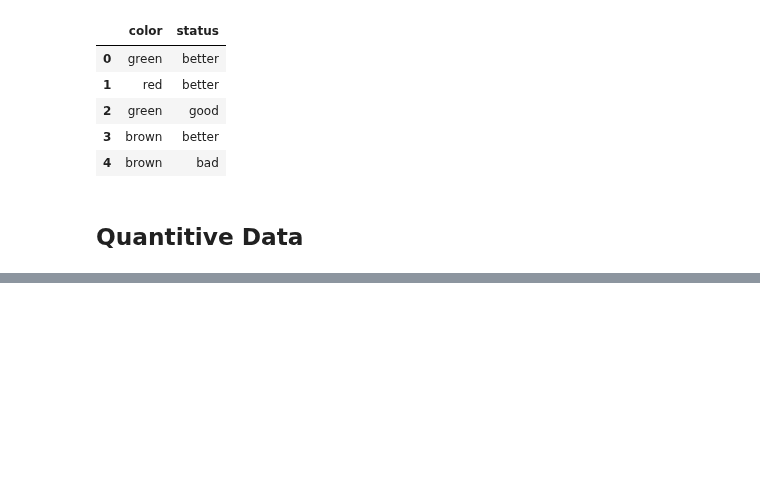
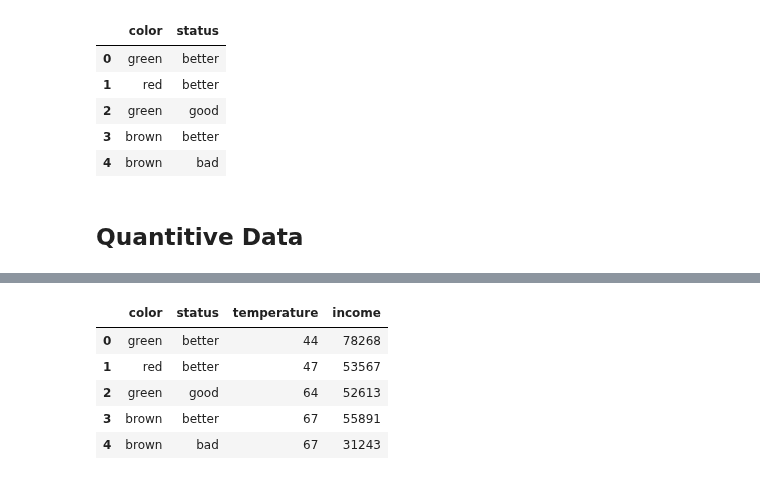
Before and after one commit to KaushalNaik02/Statistics, a Jupyter notebook: Types_of_Data.ipynb, the cells around one changed output, grey strips where cells are left out. Drawn from its saved outputs; the diff is of its cells as text; code cells hidden in the pictures; blank space fills up the shorter version.

```diff
--- a/Types_of_Data.ipynb
+++ b/Types_of_Data.ipynb
@@ -51,0 +67,13 @@ final.head()
+# %%
+np.random.seed(0)
+num_sample = 1000
+sal = np.random.randint(10000,100000,num_sample)
+final['income'] = sal
+final.head()
+# %% [output]
+|  | color | status | temperature | income |
+| 0 | green | better | 44 | 78268 |
+| 1 | red | better | 47 | 53567 |
+| 2 | green | good | 64 | 52613 |
+| 3 | brown | better | 67 | 55891 |
+| 4 | brown | bad | 67 | 31243 |
```
Also changed, not shown: parts of 4 cells of this notebook.
